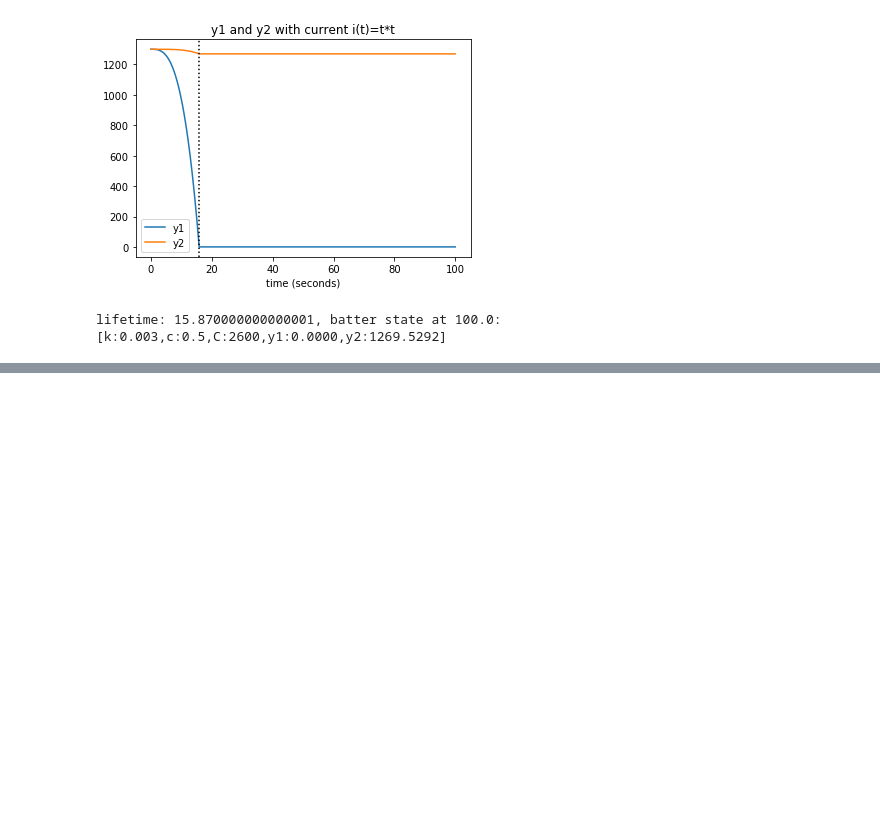
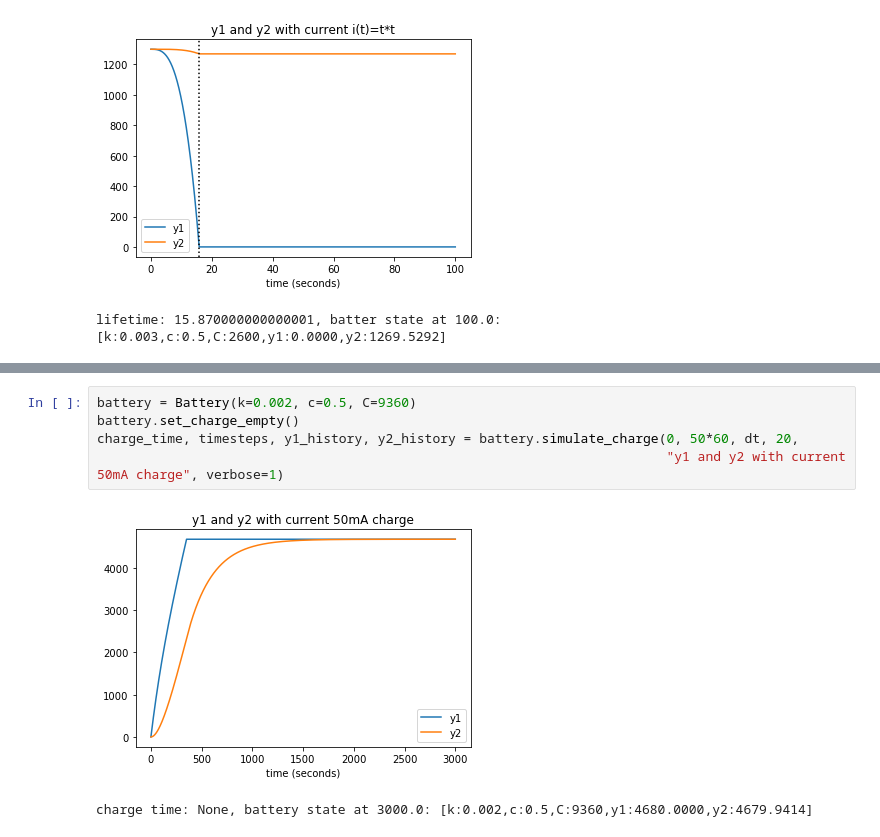
Before and after one commit to sajadshah/kibam, a Jupyter notebook: simulation.ipynb, the cells around one changed output, grey strips where cells are left out. Drawn from its saved outputs; the diff is of its cells as text; blank space fills up the shorter version.

```diff
--- a/simulation.ipynb
+++ b/simulation.ipynb
@@ -145,0 +233,8 @@ lifetime: 15.870000000000001, batter state at 100.0: [k:0.003,c:0.5,C:2600,y1:0.
+# %%
+battery = Battery(k=0.002, c=0.5, C=9360)
+battery.set_charge_empty()
+charge_time, timesteps, y1_history, y2_history = battery.simulate_charge(0, 50*60, dt, 20,
+                                                                         "y1 and y2 with current 50mA charge", verbose=1)
+# %% [output]
+[figure, added]
+charge time: None, battery state at 3000.0: [k:0.002,c:0.5,C:9360,y1:4680.0000,y2:4679.9414]
```
Also changed, not shown: parts of 2 cells of this notebook.
